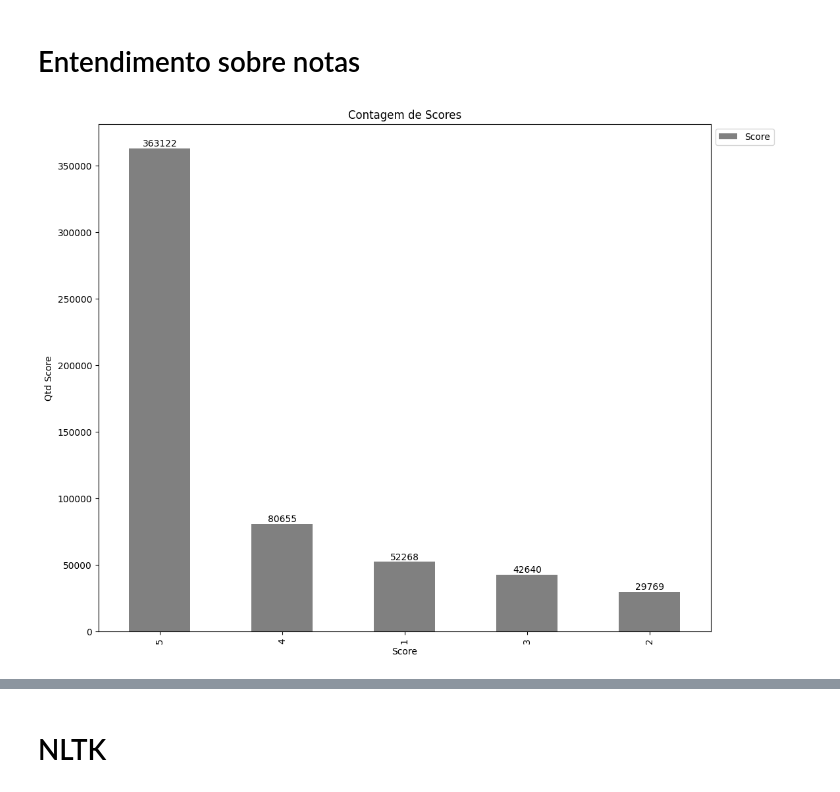
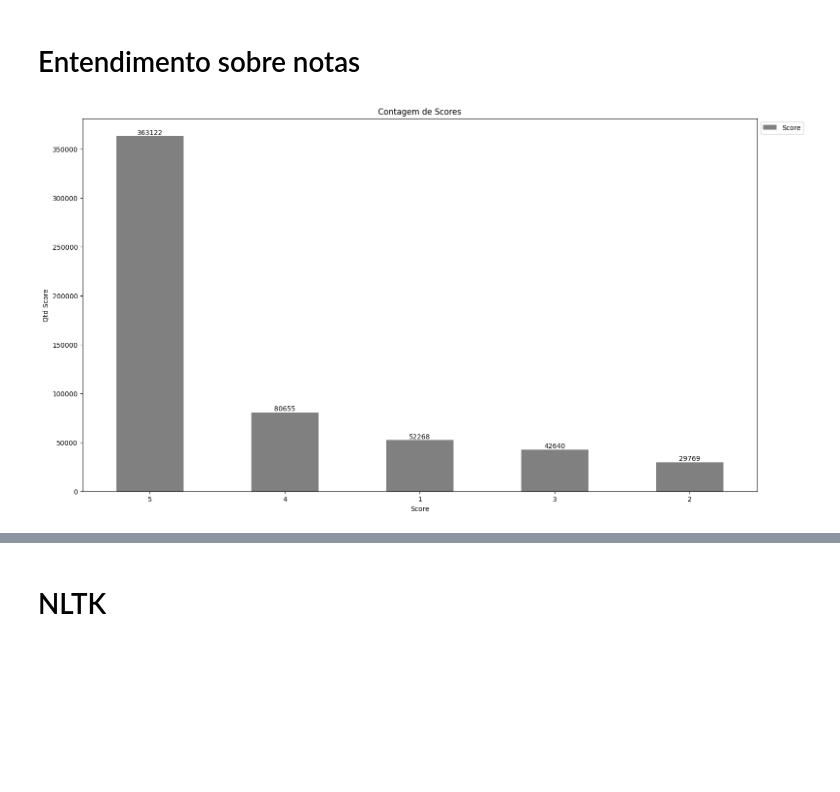
Before and after one commit to ChenYP-1982/SentimentPR1, a Jupyter notebook: Sentiment_analysis.ipynb, the cells around one changed output, grey strips where cells are left out. Cells and saved outputs as stored; diff of their text form; code cells hidden in the pictures; blank space fills up the shorter version.

```diff
--- a/Sentiment_analysis.ipynb
+++ b/Sentiment_analysis.ipynb
@@ -65,3 +70,31 @@ def date_engineering(df:pd.DataFrame)->pd.DataFrame:
   df["year"]=df["date"].dt.year
   df["month"]=df["date"].dt.month
   return df
+
+
+def convert_lower_case(column):
+  '''
+  Funcao que retorna a coluna selecionada para letra minuscula
+  -param column: coluna da pd.Dataframe
+  '''
+  return column.lower()
+
+
+def remove_noise(column):
+  '''
+  Funcao para remover pontuacao, espacos extras, numeros e caracteres especiais
+
+  '''
+  column = re.sub("(@[A-Za-z0–9_]+)","", column)
+  column = " ".join([char if char not in string.punctuation else " " for char in column])
+  column = re.sub(' + ', '' , column)
+  column = re.sub("[0–9]+", "", column)
+  column = re.sub("[^A-Za-z0–9_. ]+","",column)
+
+  return column
+
+def remove_stop_words(column):
+  tokenize=word_tokenize(column)
+  column_withno_stopwords=[token for token in tokenize  if not token in my_stop_words ]
+  new_sentence=" ".join(column_withno_stopwords)
+  return new_sentence
@@ -68,3 +118,4 @@ def date_engineering(df:pd.DataFrame)->pd.DataFrame:
 # %%
 #dataset contendo alguns erros
-df=pd.read_csv("/content/Reviews.csv",encoding='utf-8',engine='python',error_bad_lines=False, sep=",")
+drive.mount('/content/drive')
+df=pd.read_csv("/content/drive/MyDrive/Sentimen analysis/Reviews.csv",encoding='utf-8',engine='python',error_bad_lines=False, sep=",")
@@ -77,6 +130,9 @@ df.head()
 | 2 | 3 | B000LQOCH0 | ABXLMWJIXXAIN | Natalia Corres "Natalia Corres" | 1 | 1 | 4 | ... |
 | 3 | 4 | B000UA0QIQ | A395BORC6FGVXV | Karl | 3 | 3 | 2 | ... |
 | 4 | 5 | B006K2ZZ7K | A1UQRSCLF8GW1T | Michael D. Bigham "M. Wassir" | 0 | 0 | 5 | ... |
+# %%
+#trasformando a coluna text para lower case
+df["Text"]=df["Text"].apply(lambda x : convert_lower_case(x))
 # %%
 eda(df)
 # %% [output]
@@ -168,13 +224,14 @@ df1.loc[(df1["UserId"]=="A3TVZM3ZIXG8YW")]
 # %% [markdown]
 # Entendimento sobre notas
 # %%
-ax=df1["Score"].value_counts().plot(kind="bar",figsize=(12,10), color="gray")
+ax=df1["Score"].value_counts().plot(kind="bar",figsize=(18,10), color="gray")
 ax.set_xlabel("Score")
 ax.set_ylabel("Qtd Score")
+plt.xticks(rotation=360)
 ax.set_title("Contagem de Scores")
 for label in ax.containers:
         ax.bar_label(label)
 plt.legend(loc='upper left', bbox_to_anchor=(1, 1))
 plt.show()
 # %% [output]
-[figure, old version]
+[figure, new version]
```
Also changed, not shown: parts of 29 cells of this notebook.
